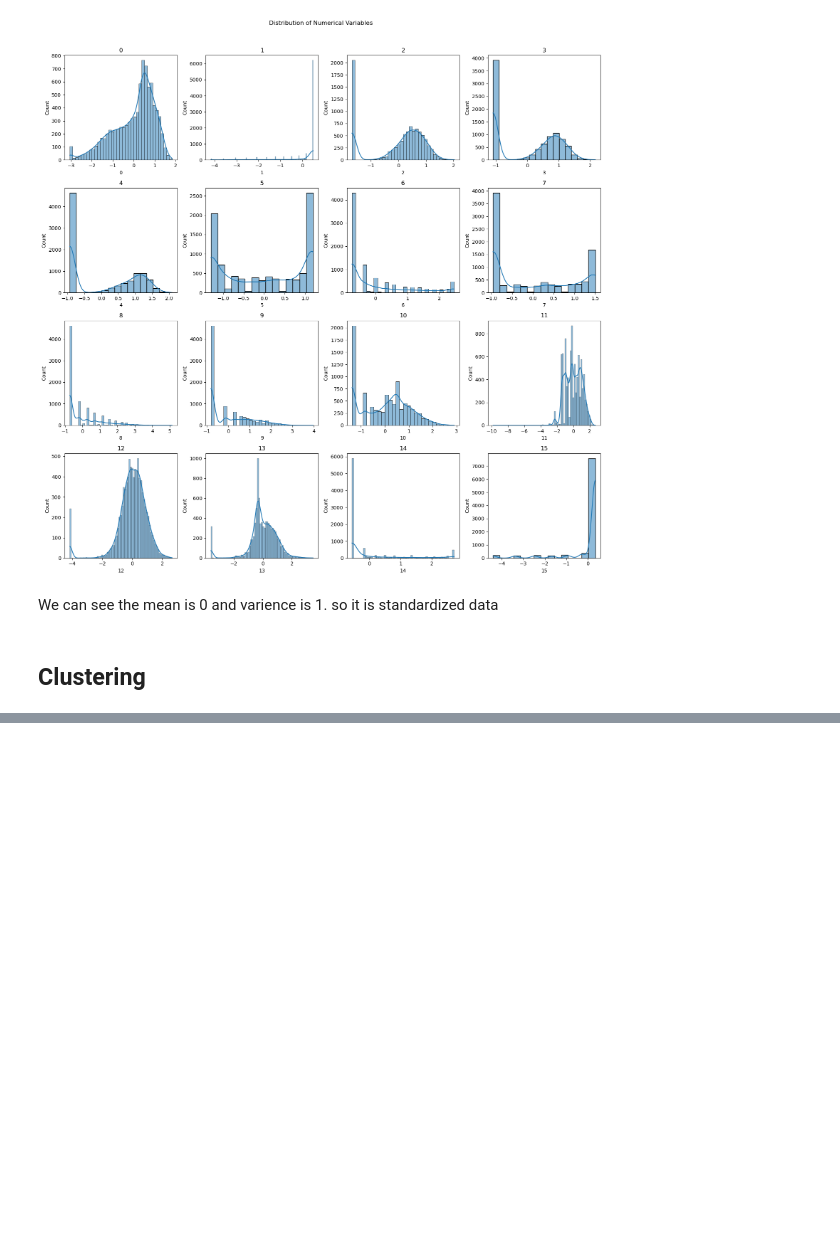
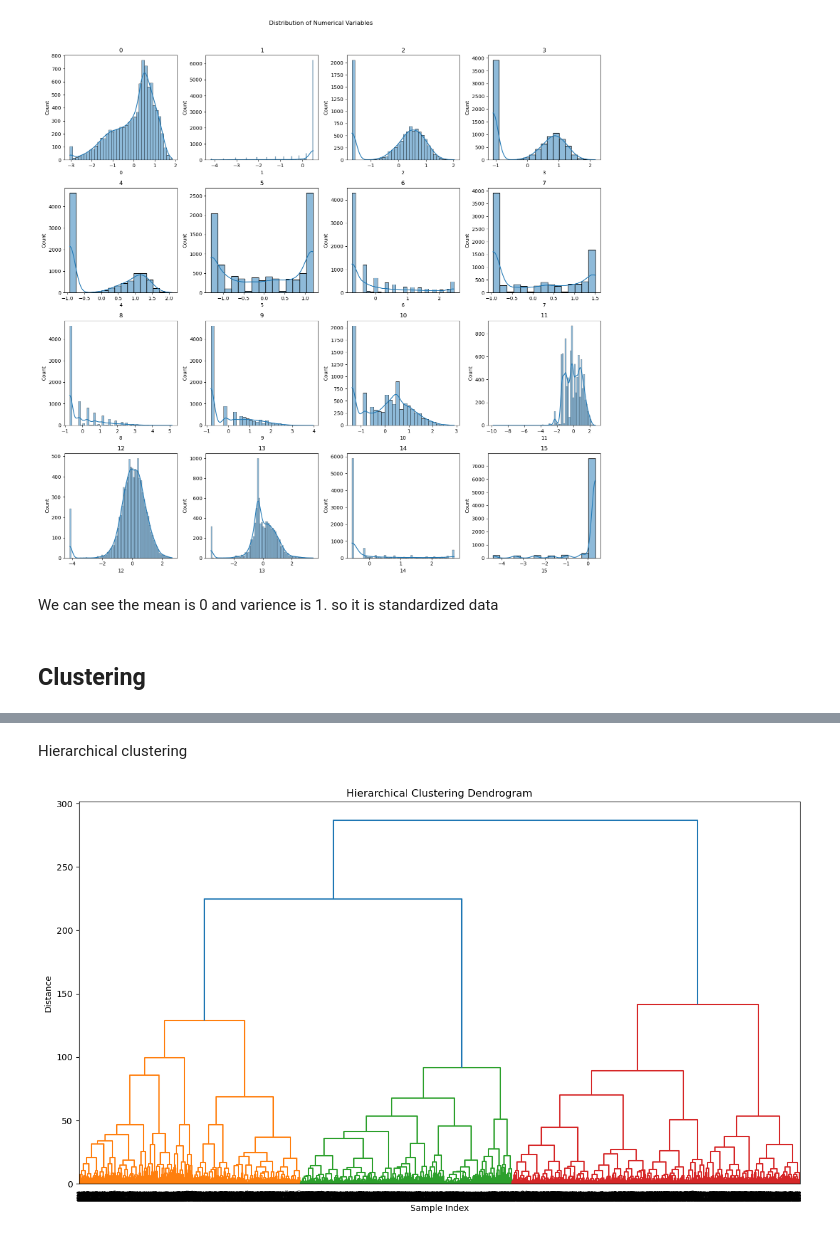
Before and after one commit to VallabhKulkarni-09/customer-Clustering--Credit-Card, a Jupyter notebook: customer.ipynb, the cells around one changed output, grey strips where cells are left out. Saved outputs shown, nothing was run; the diff lists cells and outputs as text; code cells hidden in the pictures; blank space fills up the shorter version.

```diff
--- a/customer.ipynb
+++ b/customer.ipynb
@@ -311,0 +361,18 @@ df.shape
+# %% [markdown]
+ Hierarchical clustering
+# %%
+from sklearn.cluster import AgglomerativeClustering
+from scipy.cluster.hierarchy import dendrogram, linkage
+
+# Apply hierarchical clustering to obtain linkage matrix
+linkage_matrix = linkage(data, method='ward')  # You can choose other linkage methods
+
+# Plot the dendrogram
+plt.figure(figsize=(15, 8))
+dendrogram(linkage_matrix, orientation='top', labels=data.index, distance_sort='descending', show_leaf_counts=True)
+plt.title('Hierarchical Clustering Dendrogram')
+plt.xlabel('Sample Index')
+plt.ylabel('Distance')
+plt.show()
+# %% [output]
+[figure, added]
```
Also changed, not shown: parts of 15 cells of this notebook.
